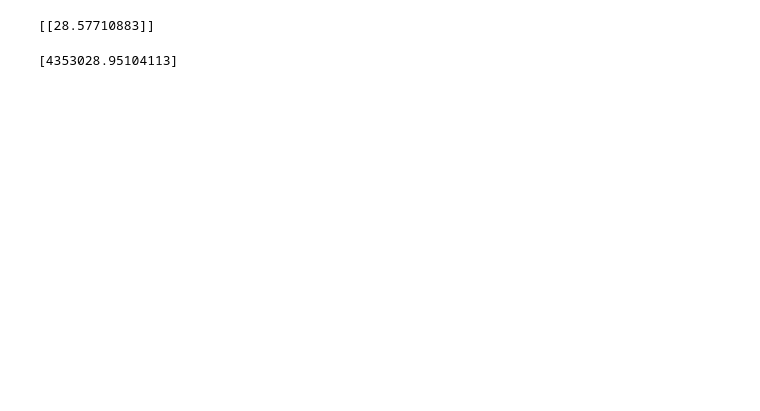
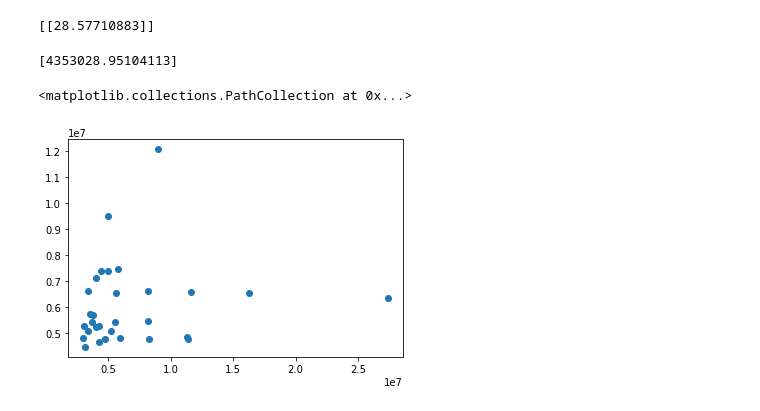
Before and after one commit to Vince501/Machine_Learning-office-pricing-, a Jupyter notebook: predicting_office_price.ipynb, the cells around one changed output. Saved outputs shown, nothing was run; the diff lists cells and outputs as text; code cells hidden in the pictures; blank space fills up the shorter version.

```diff
--- a/predicting_office_price.ipynb
+++ b/predicting_office_price.ipynb
@@ -13,6 +13,7 @@ import numpy as np
 import io
 from sklearn import linear_model
 import matplotlib.pyplot as plt
+from sklearn.model_selection import train_test_split
 
 data = pd.read_csv(io.BytesIO(uploaded['office_data.csv']))
 df = pd.DataFrame(data)
@@ -21,9 +22,11 @@ df.drop(index=df.index[0],
         inplace=True)
 print("Modified Dataframe : ")
 print(df)
-
 x_values = df[['office_size']]
 y_values = df[['office_price']]
+
+
+x_train, x_test, y_train, y_test = train_test_split(x_values, y_values, test_size = 0.3)
 # %% [output]
 Modified Dataframe :
      office_size  office_price
@@ -59,3 +59,9 @@ print (price_regression.coef_)
 print (price_regression.intercept_)
 # %% [output]
 [4353028.95104113]
+# %%
+predictions = price_regression.predict(x_test)
+plt.scatter (y_test, predictions)
+# %% [output]
+<matplotlib.collections.PathCollection at 0x...>
+[figure, added]
```
Also changed, not shown: parts of 6 cells of this notebook.
